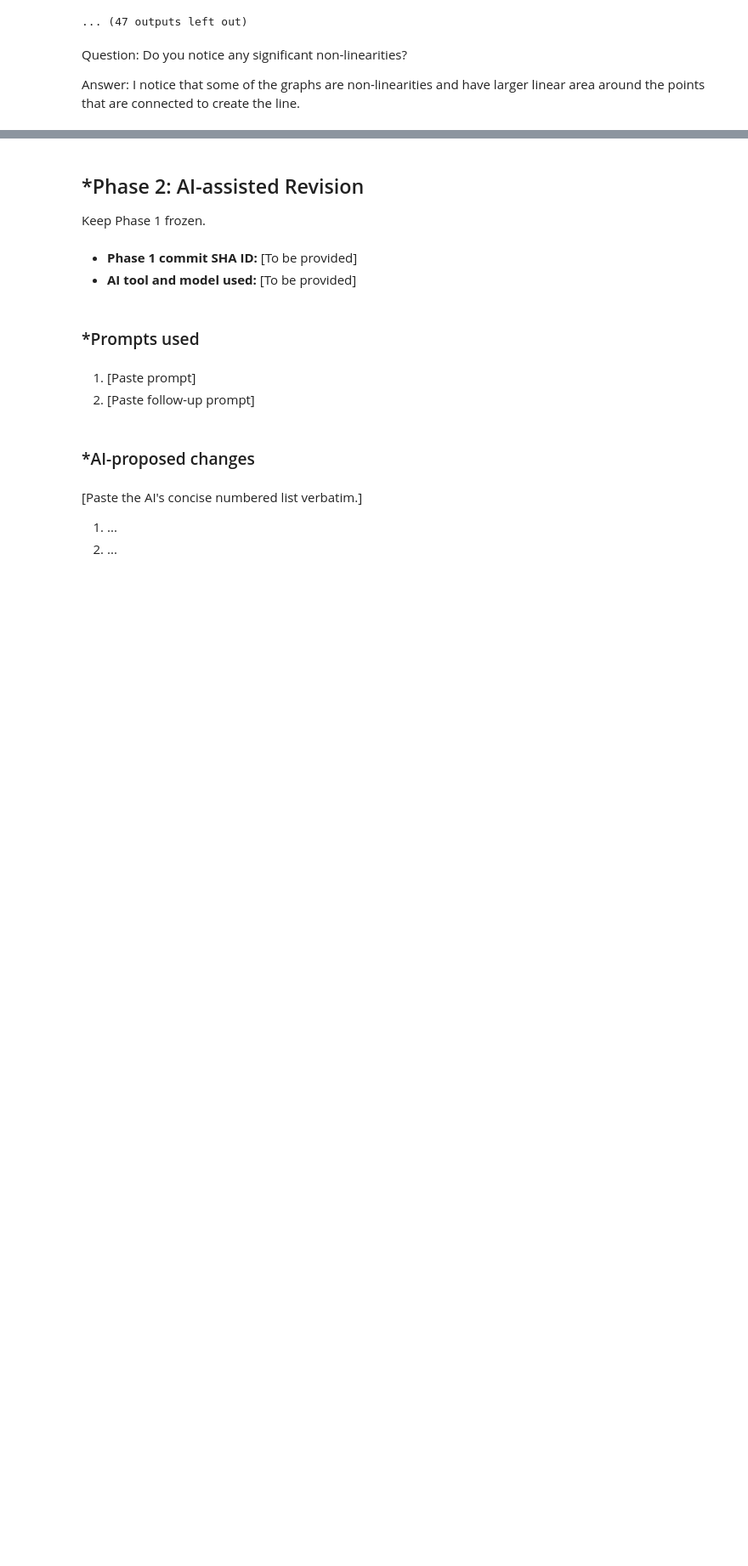
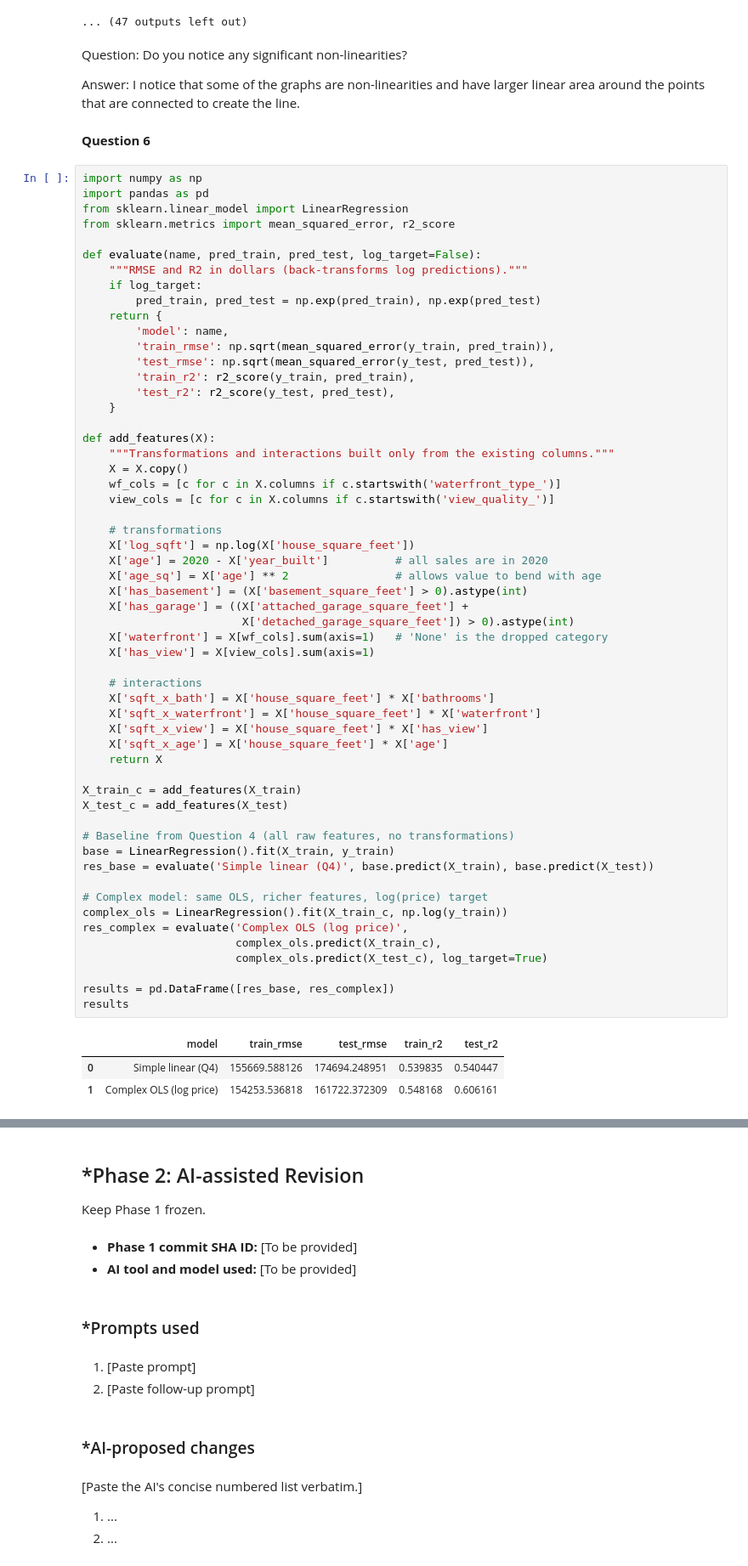
Before and after one commit to hwayalew/L02-hedonic-pricing, a Jupyter notebook: notebook.ipynb, the cells around one changed output, grey strips where cells are left out. Shown at 85% size. Saved outputs shown, nothing was run; the diff lists cells and outputs as text; blank space fills up the shorter version.

Commit message:
question 6

```diff
--- a/notebook.ipynb
+++ b/notebook.ipynb
@@ -489,3 +491,65 @@ for col in numeric_cols:
 Question: Do you notice any significant non-linearities?
 
 Answer: I notice that some of the graphs are non-linearities and have larger linear area around the points that are connected to create the line.
+# %% [markdown]
+**Question 6**
+# %%
+import numpy as np
+import pandas as pd
+from sklearn.linear_model import LinearRegression
+from sklearn.metrics import mean_squared_error, r2_score
+
+def evaluate(name, pred_train, pred_test, log_target=False):
+    """RMSE and R2 in dollars (back-transforms log predictions)."""
+    if log_target:
+        pred_train, pred_test = np.exp(pred_train), np.exp(pred_test)
+    return {
+        'model': name,
+        'train_rmse': np.sqrt(mean_squared_error(y_train, pred_train)),
+        'test_rmse': np.sqrt(mean_squared_error(y_test, pred_test)),
+        'train_r2': r2_score(y_train, pred_train),
+        'test_r2': r2_score(y_test, pred_test),
+    }
+
+def add_features(X):
+    """Transformations and interactions built only from the existing columns."""
+    X = X.copy()
+    wf_cols = [c for c in X.columns if c.startswith('waterfront_type_')]
+    view_cols = [c for c in X.columns if c.startswith('view_quality_')]
+
+    # transformations
+    X['log_sqft'] = np.log(X['house_square_feet'])
+    X['age'] = 2020 - X['year_built']          # all sales are in 2020
+    X['age_sq'] = X['age'] ** 2                # allows value to bend with age
+    X['has_basement'] = (X['basement_square_feet'] > 0).astype(int)
+    X['has_garage'] = ((X['attached_garage_square_feet'] +
+                        X['detached_garage_square_feet']) > 0).astype(int)
+    X['waterfront'] = X[wf_cols].sum(axis=1)   # 'None' is the dropped category
+    X['has_view'] = X[view_cols].sum(axis=1)
+
+    # interactions
+    X['sqft_x_bath'] = X['house_square_feet'] * X['bathrooms']
+    X['sqft_x_waterfront'] = X['house_square_feet'] * X['waterfront']
+    X['sqft_x_view'] = X['house_square_feet'] * X['has_view']
+    X['sqft_x_age'] = X['house_square_feet'] * X['age']
+    return X
+
+X_train_c = add_features(X_train)
+X_test_c = add_features(X_test)
+
+# Baseline from Question 4 (all raw features, no transformations)
+base = LinearRegression().fit(X_train, y_train)
+res_base = evaluate('Simple linear (Q4)', base.predict(X_train), base.predict(X_test))
+
+# Complex model: same OLS, richer features, log(price) target
+complex_ols = LinearRegression().fit(X_train_c, np.log(y_train))
+res_complex = evaluate('Complex OLS (log price)',
+                       complex_ols.predict(X_train_c),
+                       complex_ols.predict(X_test_c), log_target=True)
+
+results = pd.DataFrame([res_base, res_complex])
+results
+# %% [output]
+|  | model | train_rmse | test_rmse | train_r2 | test_r2 |
+| 0 | Simple linear (Q4) | 155669.588126 | 174694.248951 | 0.539835 | 0.540447 |
+| 1 | Complex OLS (log price) | 154253.536818 | 161722.372309 | 0.548168 | 0.606161 |
```
Also changed, not shown: parts of 2 cells of this notebook.
